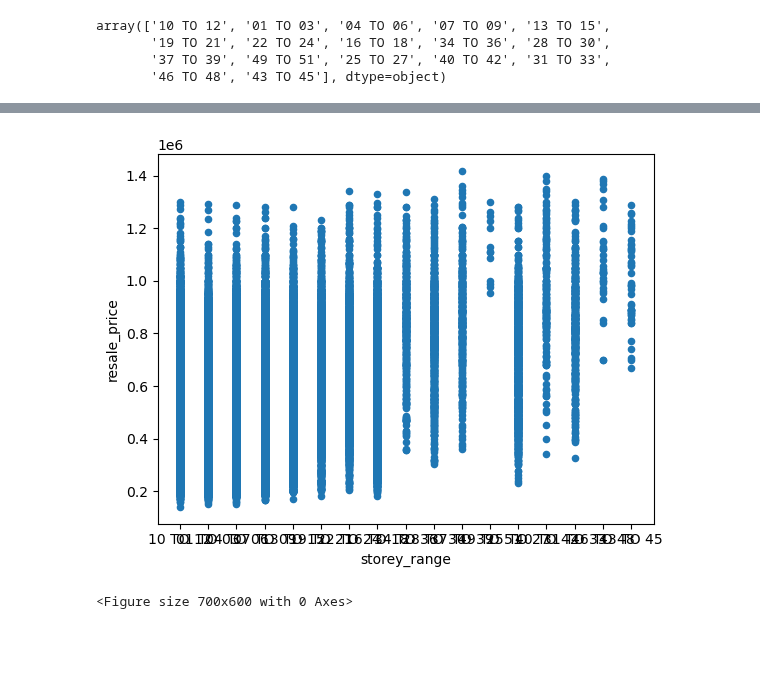
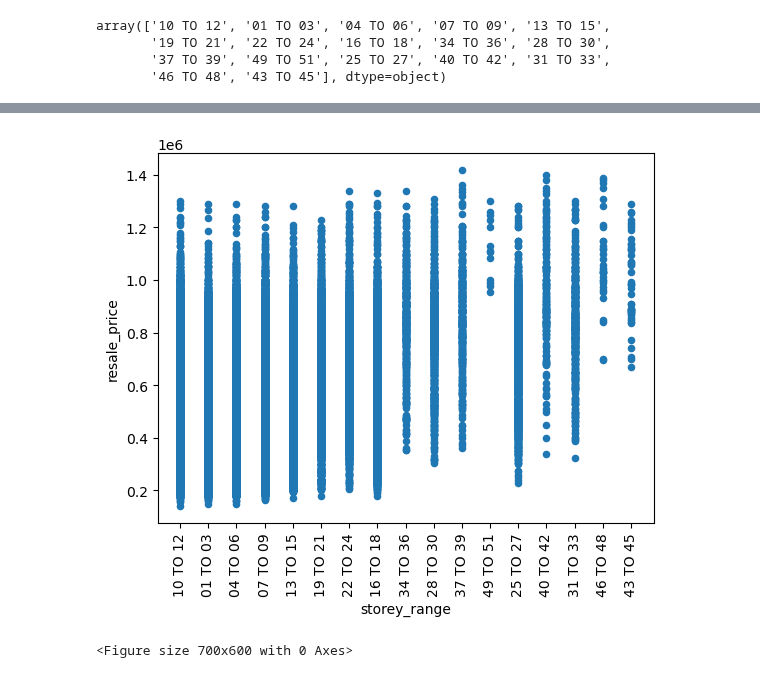
Before and after one commit to raphaelgohwx/datamining, a Jupyter notebook: EDA.ipynb, the cells around one changed output, grey strips where cells are left out. Saved outputs shown, nothing was run; the diff lists cells and outputs as text; code cells hidden in the pictures; blank space fills up the shorter version.

```diff
--- a/EDA.ipynb
+++ b/EDA.ipynb
@@ -202,8 +197,9 @@ plt.show()
 # %%
 df[['storey_range', 'resale_price']].plot(kind='scatter', x='storey_range', y='resale_price')
+plt.xticks(rotation=90)
 plt.show()
 # %% [output]
-[figure, old version]
+[figure, new version]
 # %%
 
 # plotting a boxplot for floor area
```
Also changed, not shown: parts of 2 cells of this notebook.
